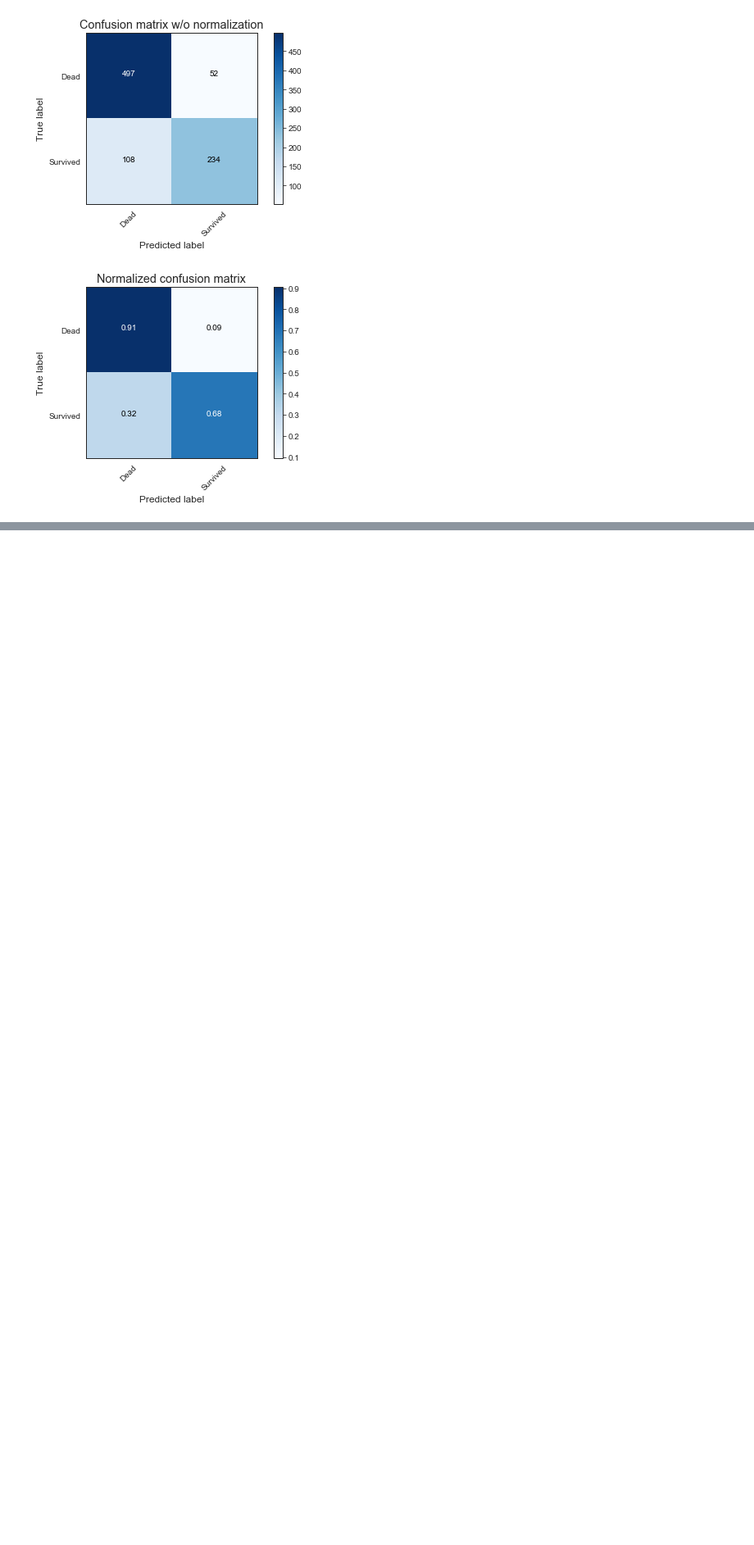
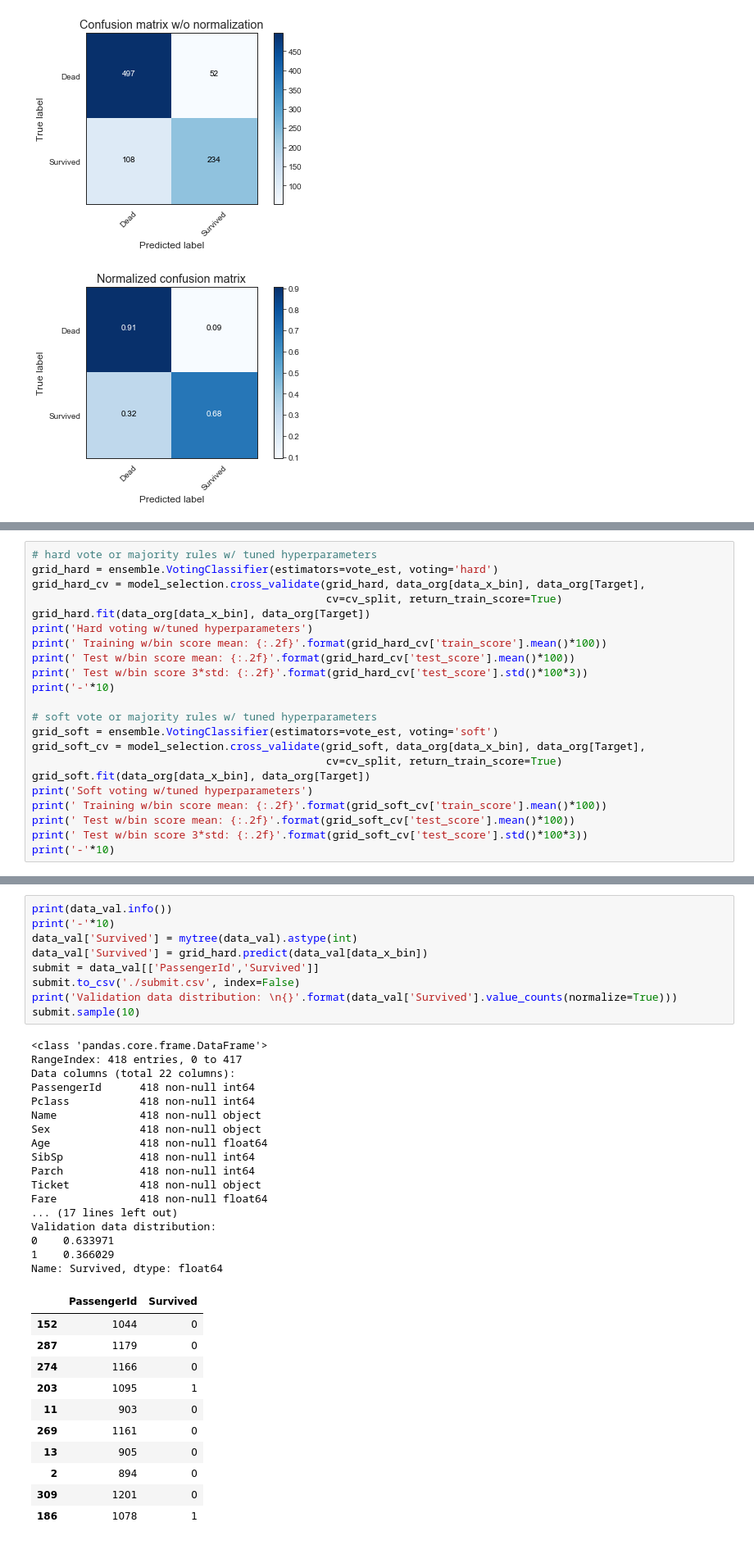
Before and after one commit to SeulgiYi/Machine_Learning_Basics, a Jupyter notebook: Titanic/Titanic.ipynb, the cells around one changed output, grey strips where cells are left out. Shown at 82% size. Cells and saved outputs as stored; diff of their text form; blank space fills up the shorter version.

```diff
--- a/Titanic/Titanic.ipynb
+++ b/Titanic/Titanic.ipynb
@@ -702,0 +1000,22 @@ Normalized confusion matrix
+# %%
+# hard vote or majority rules w/ tuned hyperparameters
+grid_hard = ensemble.VotingClassifier(estimators=vote_est, voting='hard')
+grid_hard_cv = model_selection.cross_validate(grid_hard, data_org[data_x_bin], data_org[Target],
+                                              cv=cv_split, return_train_score=True)
+grid_hard.fit(data_org[data_x_bin], data_org[Target])
+print('Hard voting w/tuned hyperparameters')
+print(' Training w/bin score mean: {:.2f}'.format(grid_hard_cv['train_score'].mean()*100))
+print(' Test w/bin score mean: {:.2f}'.format(grid_hard_cv['test_score'].mean()*100))
+print(' Test w/bin score 3*std: {:.2f}'.format(grid_hard_cv['test_score'].std()*100*3))
+print('-'*10)
+
+# soft vote or majority rules w/ tuned hyperparameters
+grid_soft = ensemble.VotingClassifier(estimators=vote_est, voting='soft')
+grid_soft_cv = model_selection.cross_validate(grid_soft, data_org[data_x_bin], data_org[Target],
+                                              cv=cv_split, return_train_score=True)
+grid_soft.fit(data_org[data_x_bin], data_org[Target])
+print('Soft voting w/tuned hyperparameters')
+print(' Training w/bin score mean: {:.2f}'.format(grid_soft_cv['train_score'].mean()*100))
+print(' Test w/bin score mean: {:.2f}'.format(grid_soft_cv['test_score'].mean()*100))
+print(' Test w/bin score 3*std: {:.2f}'.format(grid_soft_cv['test_score'].std()*100*3))
+print('-'*10)
@@ -702,0 +1033,38 @@ Normalized confusion matrix
+# %%
+print(data_val.info())
+print('-'*10)
+data_val['Survived'] = mytree(data_val).astype(int)
+data_val['Survived'] = grid_hard.predict(data_val[data_x_bin])
+submit = data_val[['PassengerId','Survived']]
+submit.to_csv('./submit.csv', index=False)
+print('Validation data distribution: \n{}'.format(data_val['Survived'].value_counts(normalize=True)))
+submit.sample(10)
+# %% [output]
+<class 'pandas.core.frame.DataFrame'>
+RangeIndex: 418 entries, 0 to 417
+Data columns (total 22 columns):
+PassengerId      418 non-null int64
+Pclass           418 non-null int64
+Name             418 non-null object
+Sex              418 non-null object
+Age              418 non-null float64
+SibSp            418 non-null int64
+Parch            418 non-null int64
+Ticket           418 non-null object
+Fare             418 non-null float64
+... (17 lines left out)
+Validation data distribution:
+0    0.633971
+1    0.366029
+Name: Survived, dtype: float64
+|  | PassengerId | Survived |
+| 152 | 1044 | 0 |
+| 287 | 1179 | 0 |
+| 274 | 1166 | 0 |
+| 203 | 1095 | 1 |
+| 11 | 903 | 0 |
+| 269 | 1161 | 0 |
+| 13 | 905 | 0 |
+| 2 | 894 | 0 |
+| 309 | 1201 | 0 |
+| 186 | 1078 | 1 |
```
Also changed, not shown: parts of 17 cells of this notebook, 1 other file.
